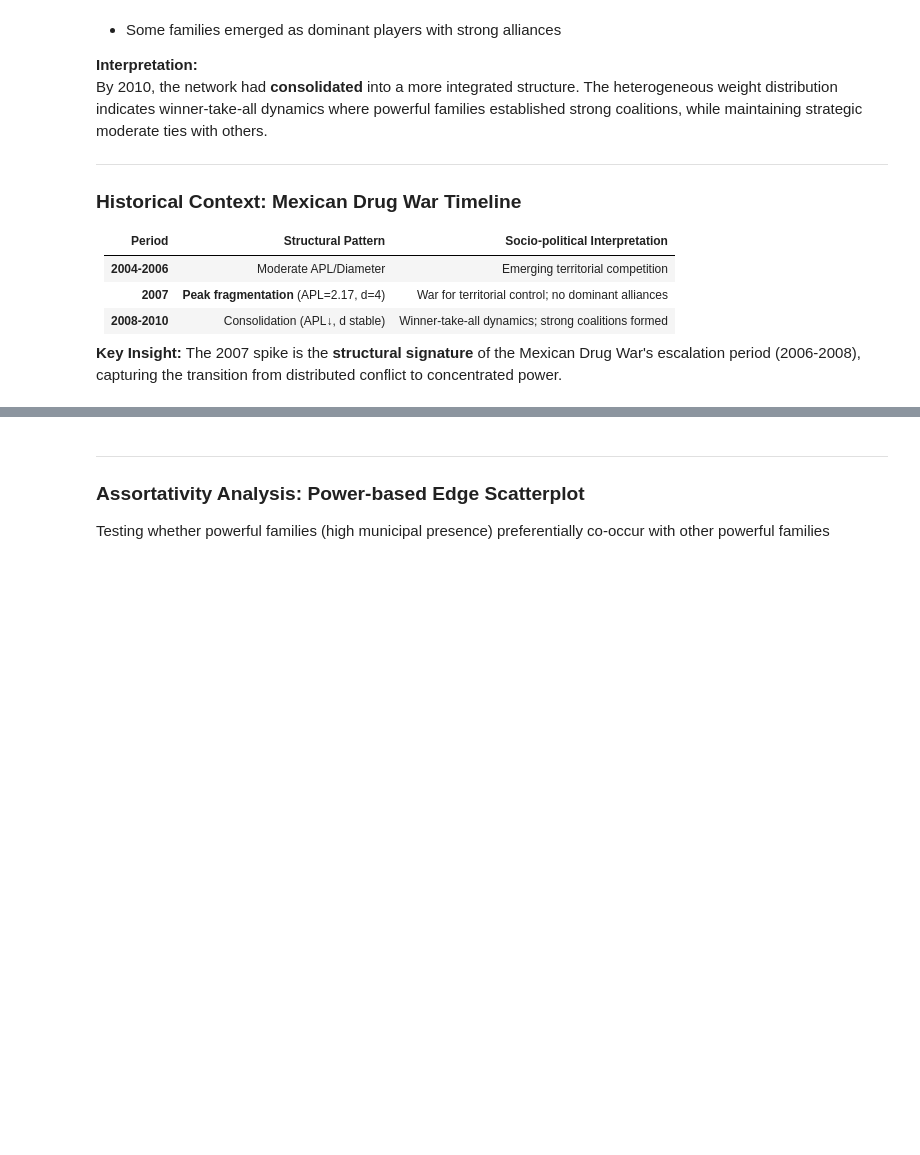
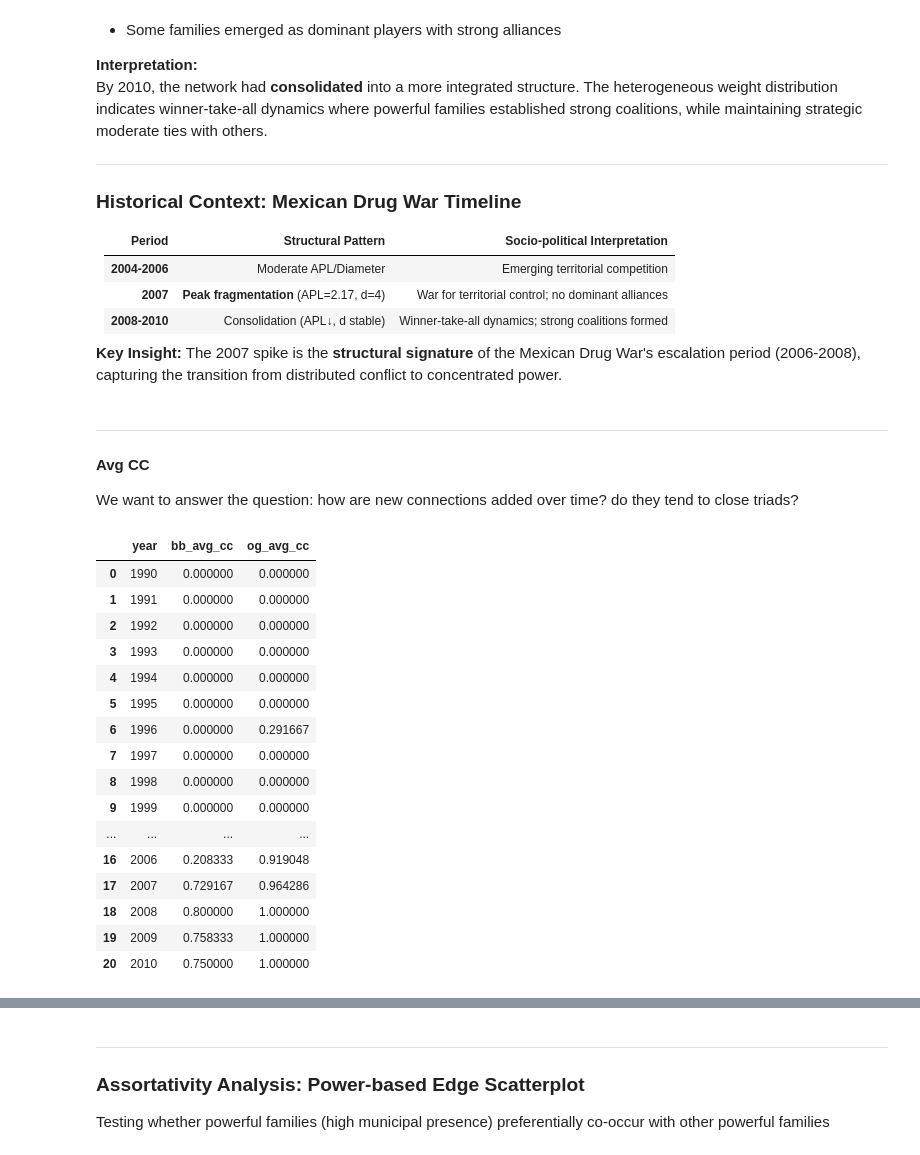
Before and after one commit to jan-cardell/networks_project, a Jupyter notebook: backboning/cartel_proj_bb.ipynb, the cells around one changed output, grey strips where cells are left out. Cells and saved outputs as stored; diff of their text form; code cells hidden in the pictures; blank space fills up the shorter version.

```diff
--- a/backboning/cartel_proj_bb.ipynb
+++ b/backboning/cartel_proj_bb.ipynb
@@ -571,3 +571,41 @@ By 2010, the network had **consolidated** into a more integrated structure. The
 | **2008-2010** | Consolidation (APL↓, d stable) | Winner-take-all dynamics; strong coalitions formed |
 
 **Key Insight:** The 2007 spike is the **structural signature** of the Mexican Drug War's escalation period (2006-2008), capturing the transition from distributed conflict to concentrated power.
+# %% [markdown]
+---
+#### Avg CC
+We want to answer the question: how are new connections added over time? do they tend to close triads?
+# %%
+avg_cc_evol = {'year': [], 'bb_avg_cc': [], 'og_avg_cc': []}
+
+for year in range(min_year, max_year + 1):
+    avg_cc_evol['year'].append(year)
+
+    # Original network average clustering coefficient (weighted)
+    og_avg_cc = nx.average_clustering(G_original[year])
+    avg_cc_evol['og_avg_cc'].append(og_avg_cc)
+
+    # Backboned network average clustering coefficient (weighted)
+    bb_avg_cc = nx.average_clustering(G_backboned[year])
+    avg_cc_evol['bb_avg_cc'].append(bb_avg_cc)
+
+df_cc_evol = pd.DataFrame(avg_cc_evol)
+df_cc_evol
+# %% [output]
+|  | year | bb_avg_cc | og_avg_cc |
+| 0 | 1990 | 0.000000 | 0.000000 |
+| 1 | 1991 | 0.000000 | 0.000000 |
+| 2 | 1992 | 0.000000 | 0.000000 |
+| 3 | 1993 | 0.000000 | 0.000000 |
+| 4 | 1994 | 0.000000 | 0.000000 |
+| 5 | 1995 | 0.000000 | 0.000000 |
+| 6 | 1996 | 0.000000 | 0.291667 |
+| 7 | 1997 | 0.000000 | 0.000000 |
+| 8 | 1998 | 0.000000 | 0.000000 |
+| 9 | 1999 | 0.000000 | 0.000000 |
+| ... | ... | ... | ... |
+| 16 | 2006 | 0.208333 | 0.919048 |
+| 17 | 2007 | 0.729167 | 0.964286 |
+| 18 | 2008 | 0.800000 | 1.000000 |
+| 19 | 2009 | 0.758333 | 1.000000 |
+| 20 | 2010 | 0.750000 | 1.000000 |
```
Also changed, not shown: parts of 4 cells of this notebook, 1 other file.
